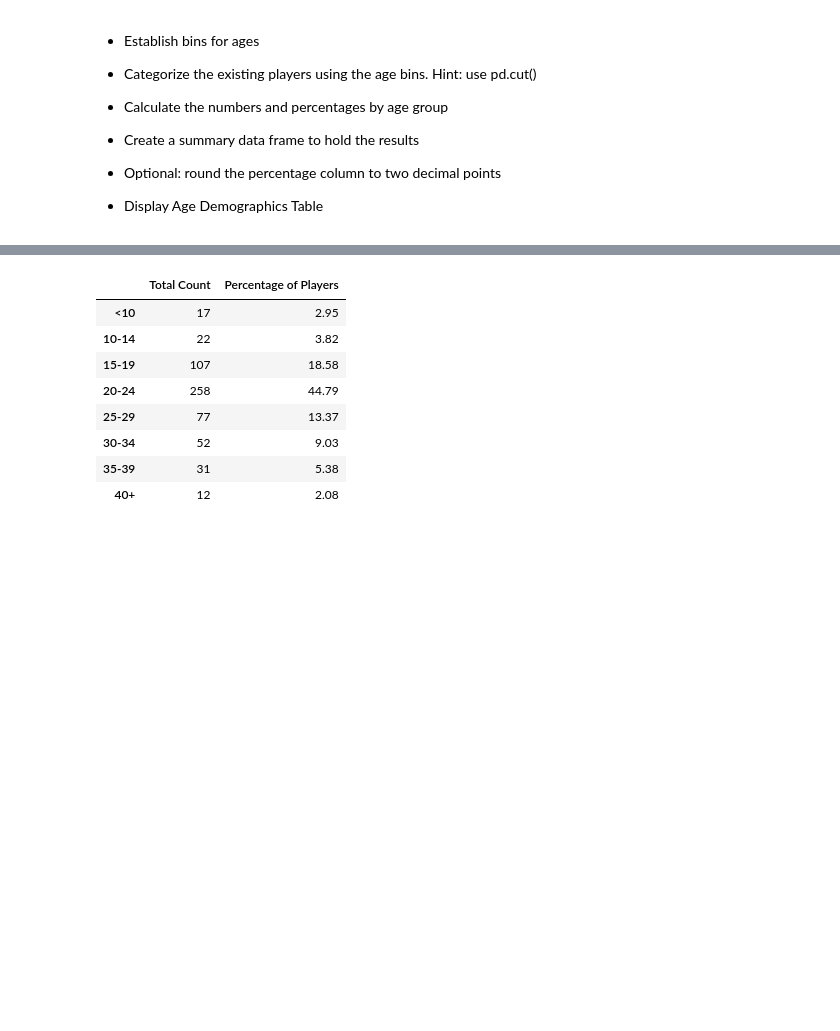
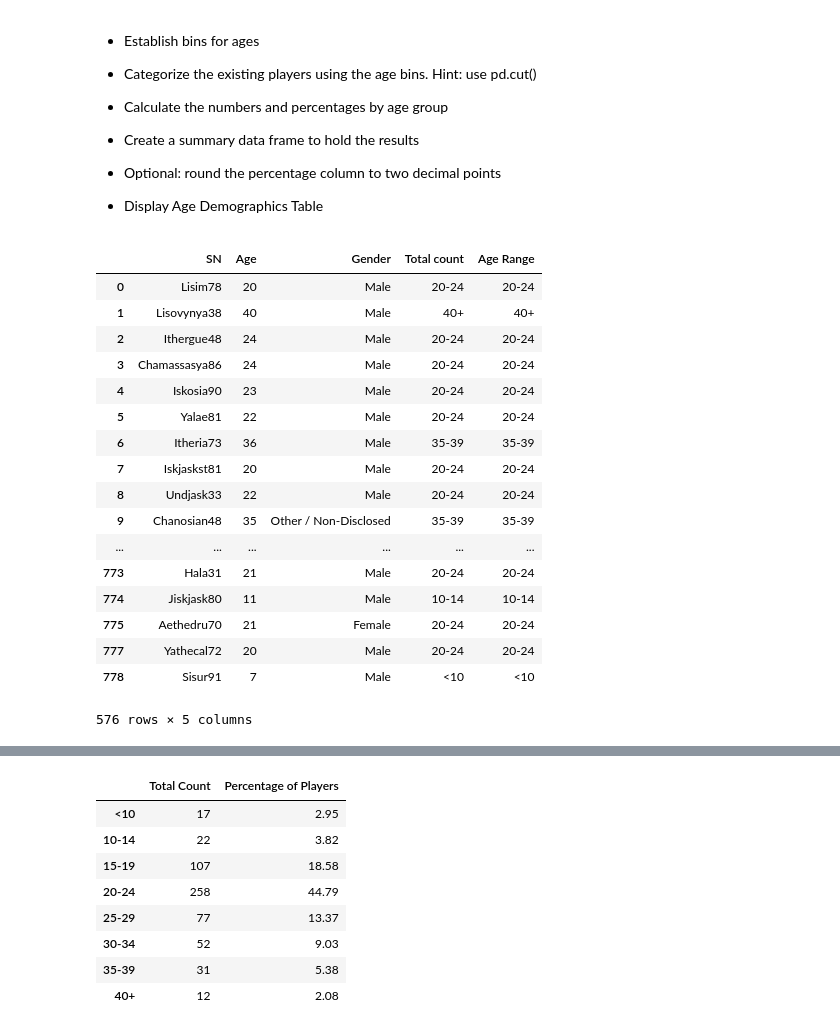
Before and after one commit to sponre01/Homework4_Pandas, a Jupyter notebook: HeroesOfPymoli.ipynb, the cells around one changed output, grey strips where cells are left out. Saved outputs shown, nothing was run; the diff lists cells and outputs as text; code cells hidden in the pictures; blank space fills up the shorter version.

```diff
--- a/HeroesOfPymoli.ipynb
+++ b/HeroesOfPymoli.ipynb
@@ -178,3 +181,31 @@ other_avg_purchase_price = purchase_data["Price"][purchase_data["Gender"]=="Othe
 
 
 * Display Age Demographics Table
+# %%
+age_df = purchase_data.loc[:,['SN','Age','Gender']]
+age_df.drop_duplicates(subset='SN', keep='first', inplace=True)
+# %%
+bins = [0, 10, 14, 19, 24, 29, 34, 39, 100]
+group_names = ["<10", "10-14", "15-19", "20-24", "25-29","30-34","35-39","40+"]
+# %%
+age_df["Age Range"] = pd.cut(age_df["Age"], bins, labels=group_names)
+age_df
+# %% [output]
+|  | SN | Age | Gender | Total count | Age Range |
+| 0 | Lisim78 | 20 | Male | 20-24 | 20-24 |
+| 1 | Lisovynya38 | 40 | Male | 40+ | 40+ |
+| 2 | Ithergue48 | 24 | Male | 20-24 | 20-24 |
+| 3 | Chamassasya86 | 24 | Male | 20-24 | 20-24 |
+| 4 | Iskosia90 | 23 | Male | 20-24 | 20-24 |
+| 5 | Yalae81 | 22 | Male | 20-24 | 20-24 |
+| 6 | Itheria73 | 36 | Male | 35-39 | 35-39 |
+| 7 | Iskjaskst81 | 20 | Male | 20-24 | 20-24 |
+| 8 | Undjask33 | 22 | Male | 20-24 | 20-24 |
+| 9 | Chanosian48 | 35 | Other / Non-Disclosed | 35-39 | 35-39 |
+| ... | ... | ... | ... | ... | ... |
+| 773 | Hala31 | 21 | Male | 20-24 | 20-24 |
+| 774 | Jiskjask80 | 11 | Male | 10-14 | 10-14 |
+| 775 | Aethedru70 | 21 | Female | 20-24 | 20-24 |
+| 777 | Yathecal72 | 20 | Male | 20-24 | 20-24 |
+| 778 | Sisur91 | 7 | Male | <10 | <10 |
+576 rows × 5 columns
```
Also changed, not shown: parts of 8 cells of this notebook.
